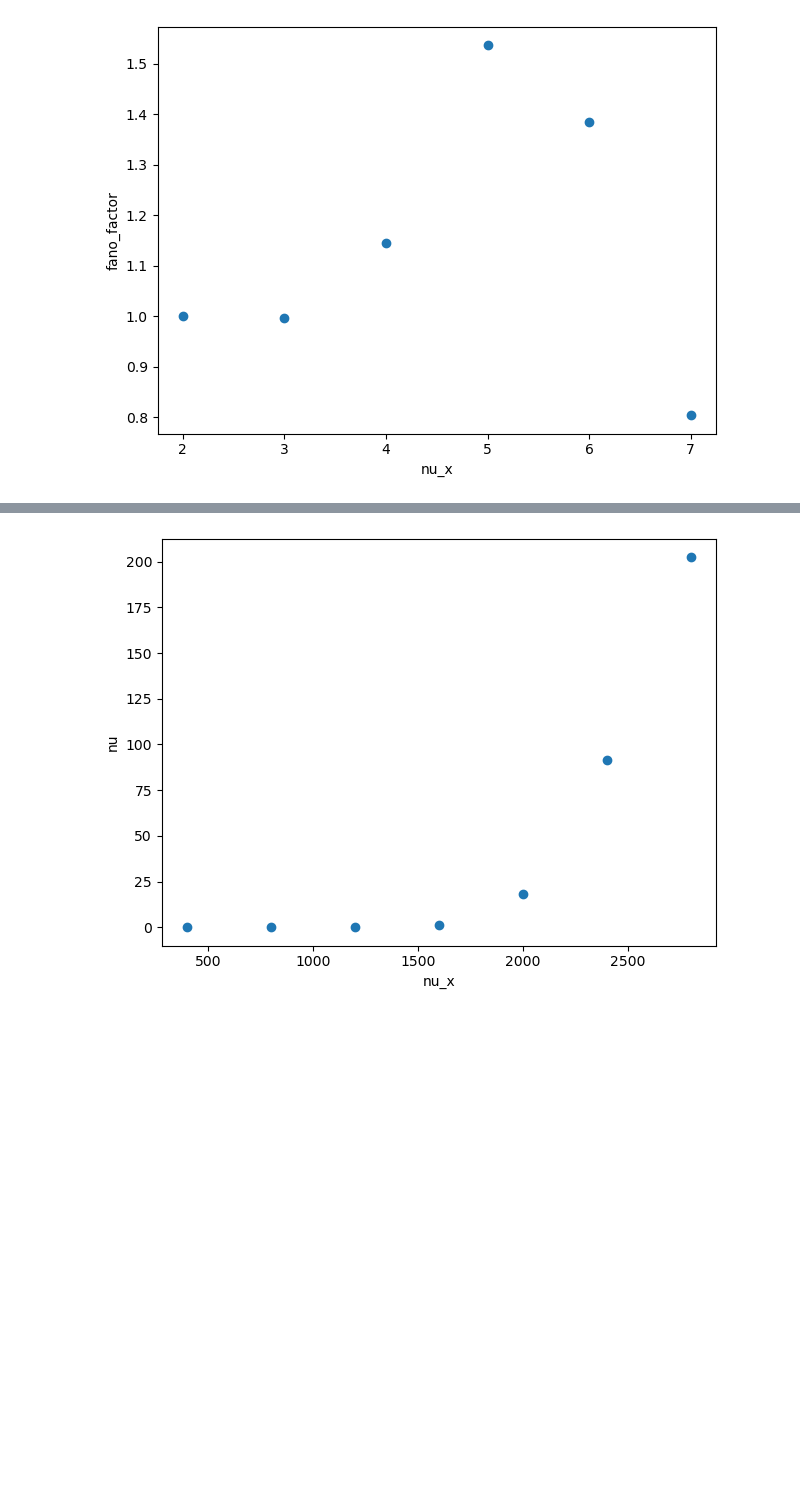
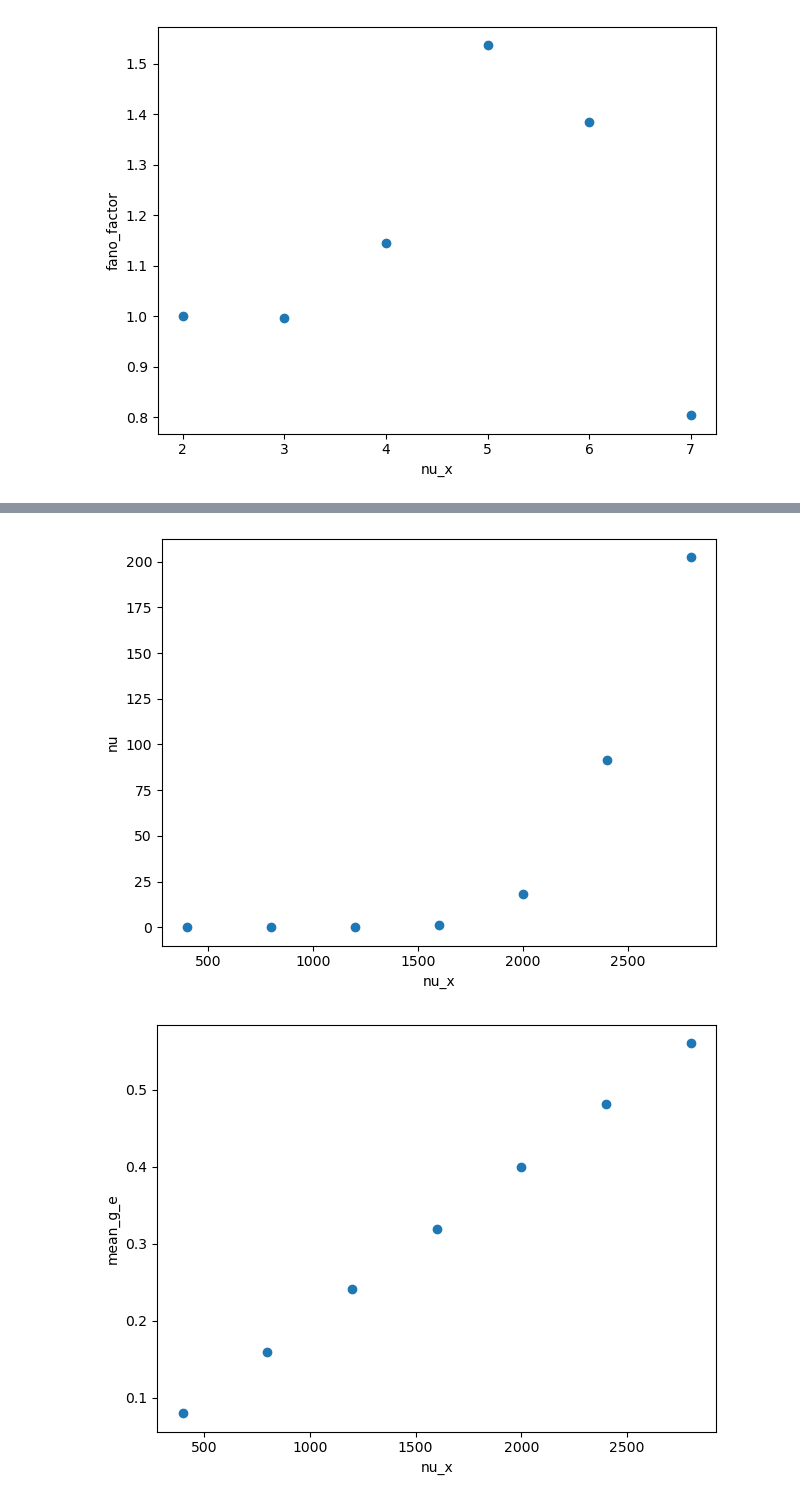
Before and after one commit to yuesha-yc/Conductance-Neurons, a Jupyter notebook: python_analysis/example_plot.ipynb, the cells around one changed output, grey strips where cells are left out. Drawn from its saved outputs; the diff is of its cells as text; code cells hidden in the pictures; blank space fills up the shorter version.

```diff
--- a/python_analysis/example_plot.ipynb
+++ b/python_analysis/example_plot.ipynb
@@ -225,11 +241,16 @@ plot_xy(trials, {}, x="nu_x", y="nu")
 # %%
 trials = collect_data("../outputs/conductance/single_lif/nu_x_linear_k1/20251010-165701-HOnbJ89X")
 plot_xy(trials, {}, x="nu_x", y="mean_V")
 plot_xy(trials, {}, x="nu_x", y="var_V")
 plot_xy(trials, {}, x="nu_x", y="fano_factor")
 plot_xy(trials, {}, x="nu_x", y="nu")
+plot_xy(trials, {}, x="nu_x", y="mean_g_e")
+plot_xy(trials, {}, x="nu_x", y="mean_g_i")
+plot_xy(trials, {}, x="nu_x", y="var_g_e")
+plot_xy(trials, {}, x="nu_x", y="var_g_i")
 # %% [output]
 [figure]
 [figure]
 [figure]
 [figure]
+[figure, added]
```
Also changed, not shown: parts of 9 cells of this notebook, 2 other files.
